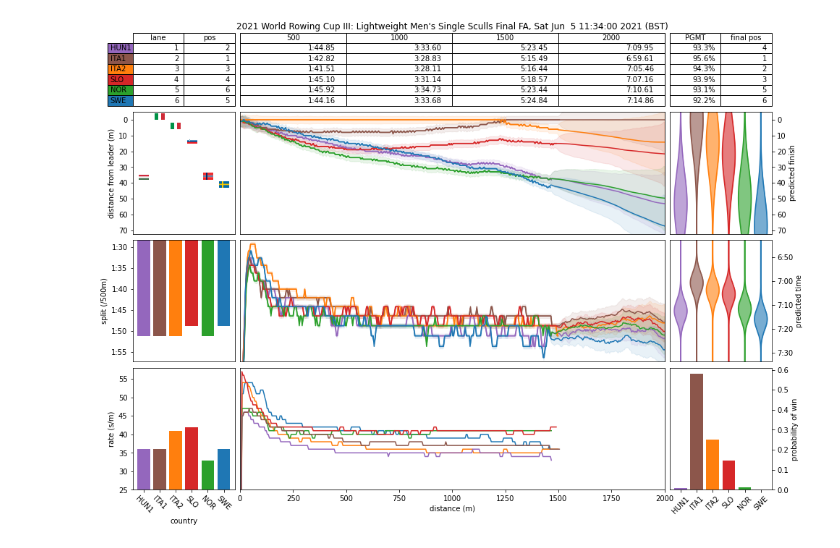
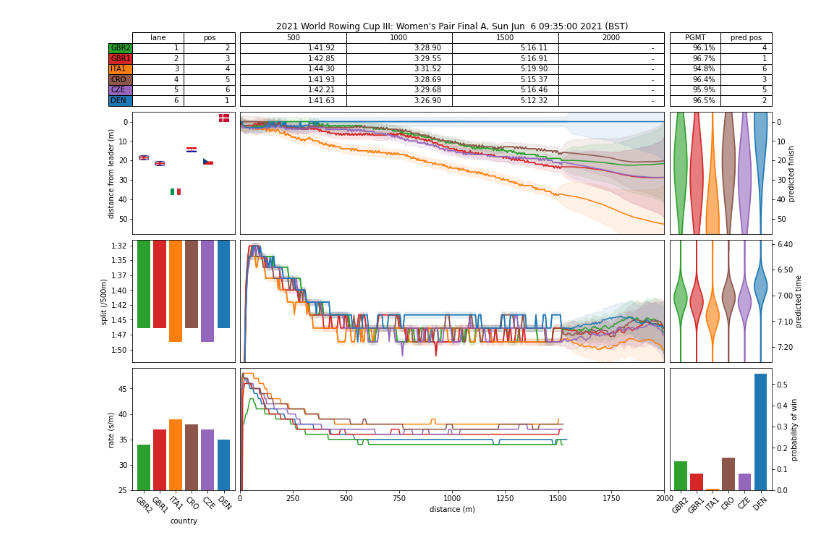
Before and after one commit to matthewghgriffiths/rowing, a Jupyter notebook: Live tracking example.ipynb, the cells around one changed output. Cells and saved outputs as stored; diff of their text form; code cells hidden in the pictures.

Commit message:
live_dashboard now 'mostly' working

```diff
--- a/Live tracking example.ipynb
+++ b/Live tracking example.ipynb
@@ -30,8 +12,6 @@ Name: 71df3a1e-c406-4e29-9158-fad7447ef985, dtype: object
-# %%
-dash = dashboard.Dashboard.from_race_id(last_race.name, figsize=(14, 10))
-
-live_data = dash.race_tracker.update_livedata()
-
-dash.update(live_data.loc[:300])
-# %% [output]
-[figure, removed]
+# %%
+dash = dashboard.Dashboard.load_last_race(figsize=(14, 10))
+dash.live_dashboard()
+api.show_next_races()
+# %% [output]
+[figure, added]
```
Also changed, not shown: parts of 1 cell of this notebook, 7 other files.
